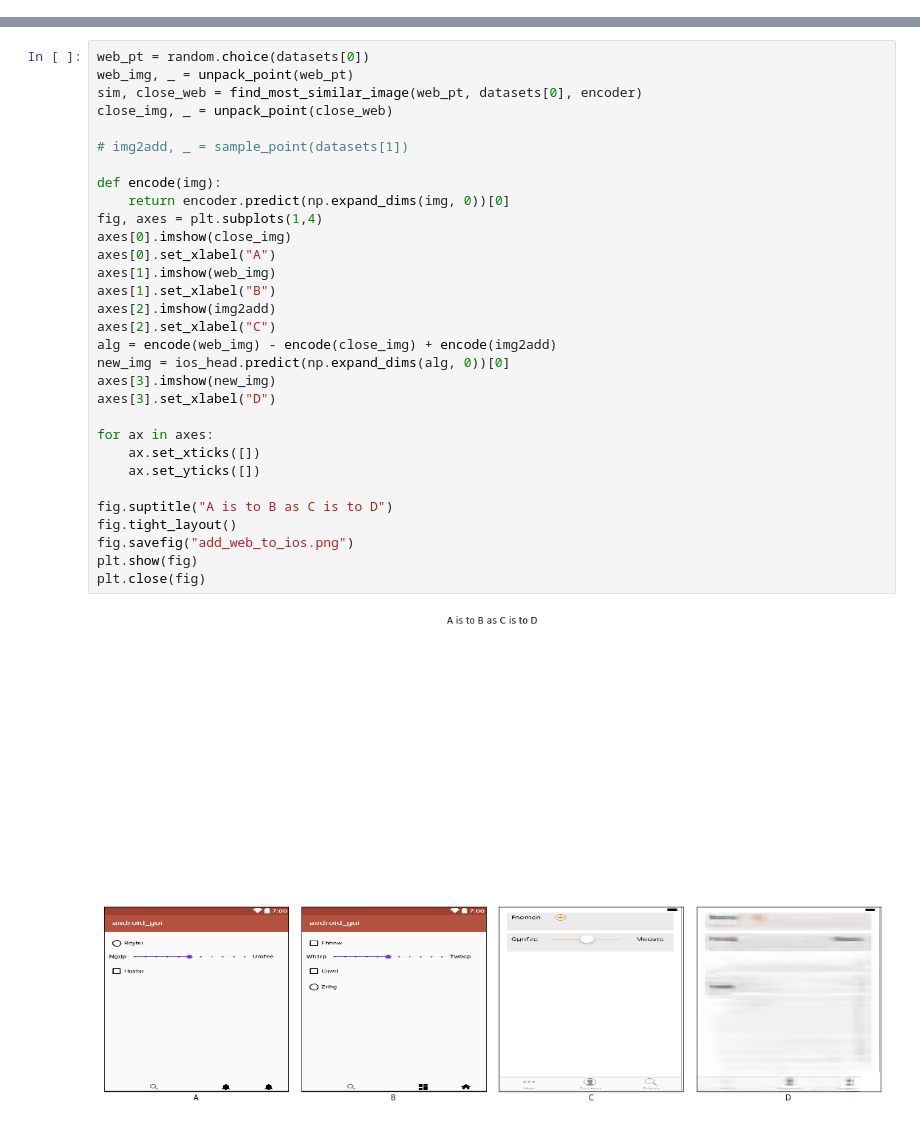
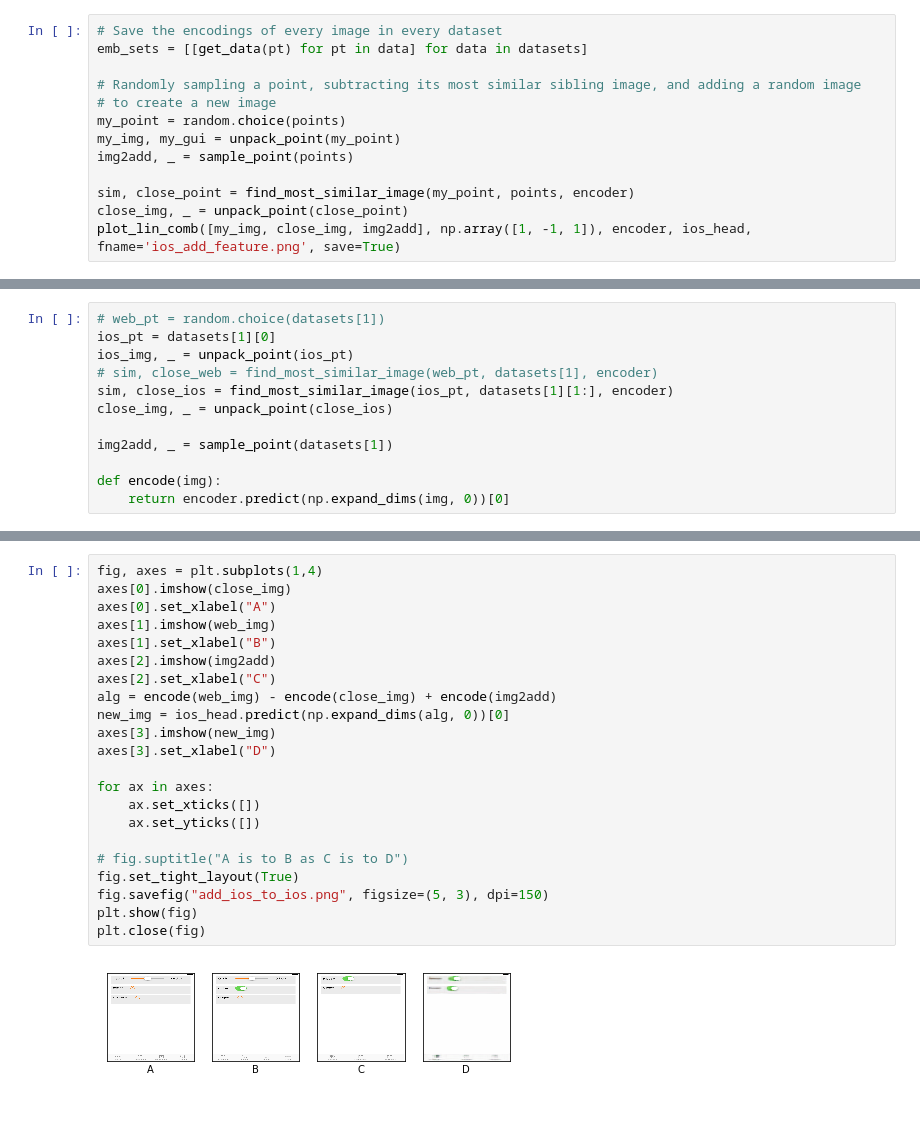
Before and after one commit to ngundotra/code2pix, a Jupyter notebook: Encoder Decoder Visualization.ipynb, the cells around one changed output, grey strips where cells are left out. Saved outputs shown, nothing was run; the diff lists cells and outputs as text.

```diff
--- a/Encoder Decoder Visualization.ipynb
+++ b/Encoder Decoder Visualization.ipynb
@@ -288,0 +296,13 @@ plot_lin_comb([my_img, close_img, img2add], np.array([1, -1, 1]), encoder, decod
+# %%
+# Save the encodings of every image in every dataset
+emb_sets = [[get_data(pt) for pt in data] for data in datasets]
+
+# Randomly sampling a point, subtracting its most similar sibling image, and adding a random image
+# to create a new image
+my_point = random.choice(points)
+my_img, my_gui = unpack_point(my_point)
+img2add, _ = sample_point(points)
+
+sim, close_point = find_most_similar_image(my_point, points, encoder)
+close_img, _ = unpack_point(close_point)
+plot_lin_comb([my_img, close_img, img2add], np.array([1, -1, 1]), encoder, ios_head, fname='ios_add_feature.png', save=True)
@@ -299,0 +358,12 @@ plot_lin_comb([web_img, close_img, img2add], np.array([1, -1, 1]), encoder, ios_
+# %%
+# web_pt = random.choice(datasets[1])
+ios_pt = datasets[1][0]
+ios_img, _ = unpack_point(ios_pt)
+# sim, close_web = find_most_similar_image(web_pt, datasets[1], encoder)
+sim, close_ios = find_most_similar_image(ios_pt, datasets[1][1:], encoder)
+close_img, _ = unpack_point(close_ios)
+
+img2add, _ = sample_point(datasets[1])
+
+def encode(img):
+    return encoder.predict(np.expand_dims(img, 0))[0]
@@ -300,33 +374,24 @@ plot_lin_comb([web_img, close_img, img2add], np.array([1, -1, 1]), encoder, ios_
 # %%
-web_pt = random.choice(datasets[0])
-web_img, _ = unpack_point(web_pt)
-sim, close_web = find_most_similar_image(web_pt, datasets[0], encoder)
-close_img, _ = unpack_point(close_web)
-
-# img2add, _ = sample_point(datasets[1])
-
-def encode(img):
-    return encoder.predict(np.expand_dims(img, 0))[0]
 fig, axes = plt.subplots(1,4)
 axes[0].imshow(close_img)
 axes[0].set_xlabel("A")
 axes[1].imshow(web_img)
 axes[1].set_xlabel("B")
 axes[2].imshow(img2add)
 axes[2].set_xlabel("C")
 alg = encode(web_img) - encode(close_img) + encode(img2add)
 new_img = ios_head.predict(np.expand_dims(alg, 0))[0]
 axes[3].imshow(new_img)
 axes[3].set_xlabel("D")
 
 for ax in axes:
     ax.set_xticks([])
     ax.set_yticks([])
 
-fig.suptitle("A is to B as C is to D")
-fig.tight_layout()
-fig.savefig("add_web_to_ios.png")
+# fig.suptitle("A is to B as C is to D")
+fig.set_tight_layout(True)
+fig.savefig("add_ios_to_ios.png", figsize=(5, 3), dpi=150)
 plt.show(fig)
 plt.close(fig)
 # %% [output]
-[figure, old version]
+[figure, new version]
```
Also changed, not shown: parts of 22 cells of this notebook, 1 other file.
